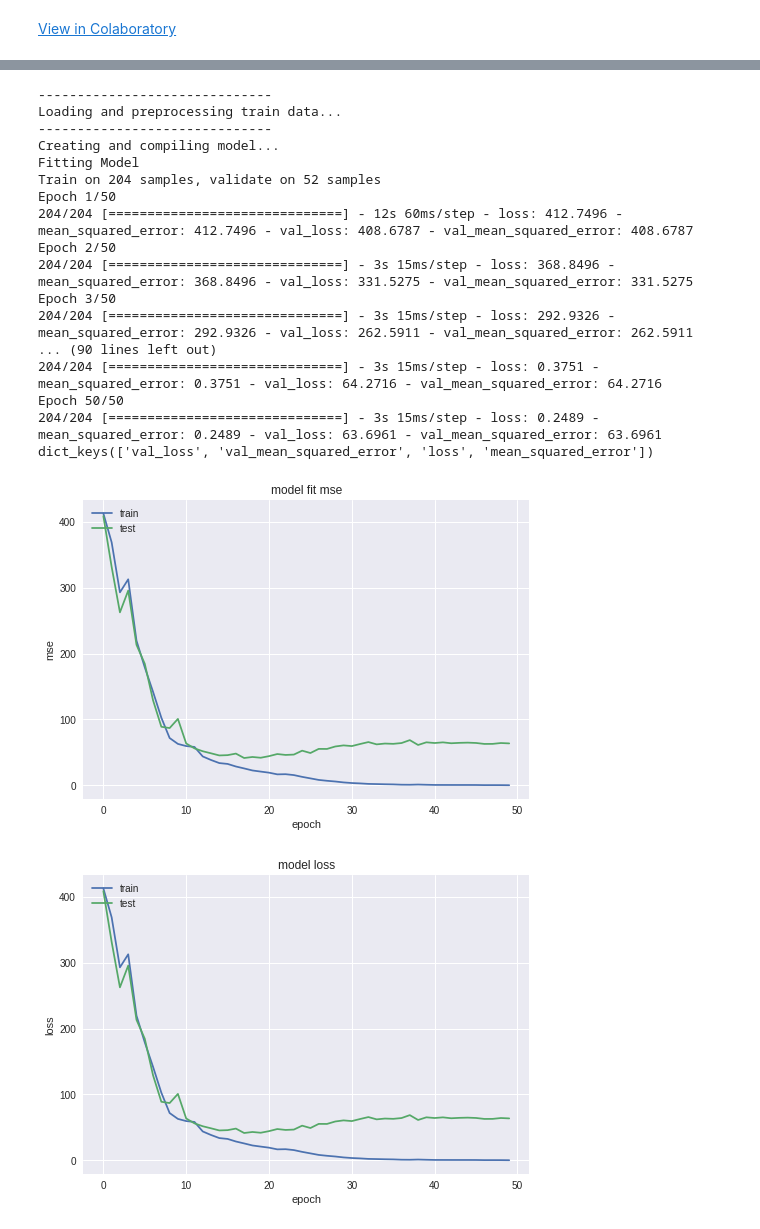
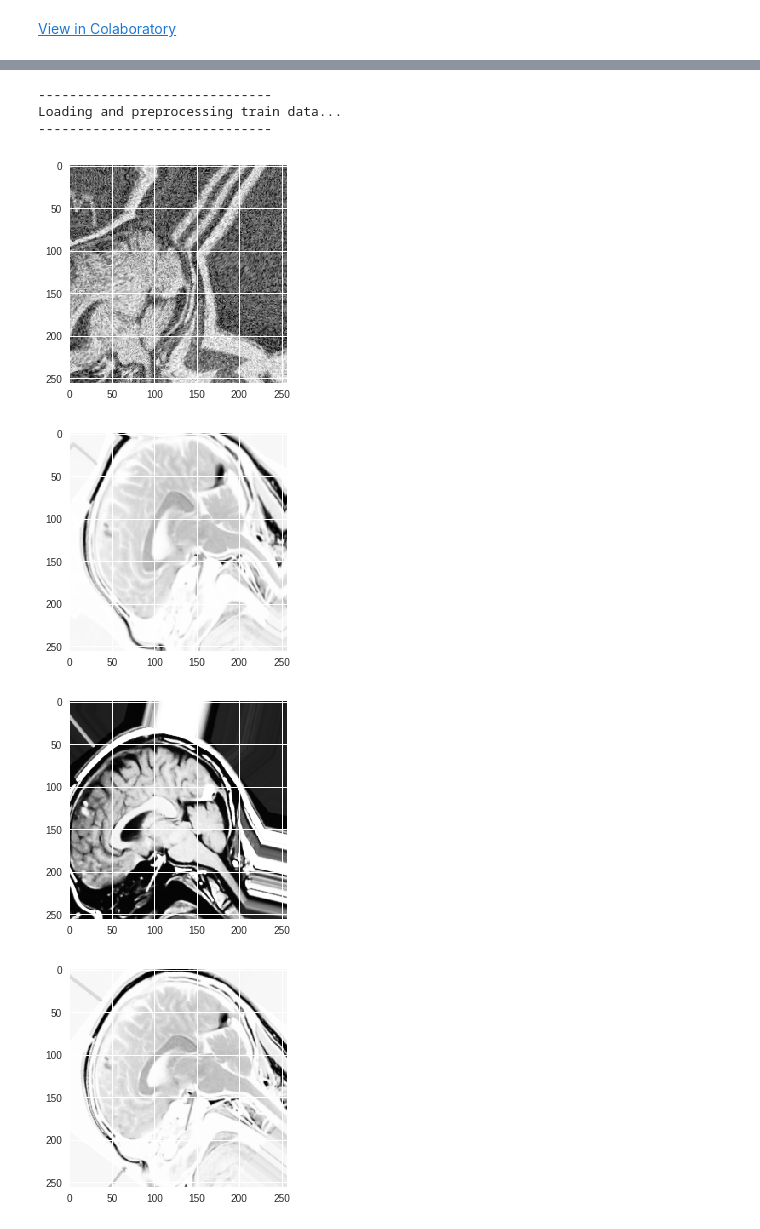
Before and after one commit to ajoshiusc/BrainSync, a Jupyter notebook: deep_rigid.ipynb, the cells around one changed output, grey strips where cells are left out. Drawn from its saved outputs; the diff is of its cells as text; code cells hidden in the pictures.

```diff
--- a/deep_rigid.ipynb
+++ b/deep_rigid.ipynb
@@ -18,7 +18,9 @@ from skimage.viewer import ImageViewer
 import cv2
 from scipy.ndimage.interpolation import map_coordinates
 from scipy.ndimage.filters import gaussian_filter
+import matplotlib.pyplot as plt
 
+%matplotlib inline
 
 from google.colab import files
 uploaded = files.upload()
@@ -103,7 +105,7 @@ def get_rr_net():
     return model
 
 
-def gen_train_data(img, N=1024):
+def gen_train_data(img, N=1024,  nodist=0):
     imgs_train = np.zeros((N, img.shape[0], img.shape[1], 2))
     noise = uniform(low=-1,high=1,size=imgs_train.shape)
     out_train = np.zeros((N, 3))
@@ -122,21 +124,29 @@ def gen_train_data(img, N=1024):
         img2 = rotate(img, in_rot[j],mode='edge')
         img2 -= np.mean(img2)
         img2 /= np.std(img2)
-        img2 = elastic_transform(img2, img2.shape[1] * 2, img2.shape[1] * 0.08,img2.shape[1] * 0.08)
-        imgs_train[j, :, :, 0] = img2 + noise[j,:,:,0]
+        if nodist==0:
+            img2 = elastic_transform(img2, img2.shape[1] * 2, img2.shape[1] * 0.08,img2.shape[1] * 0.08)
+            imgs_train[j, :, :, 0] = img2 + noise[j,:,:,0]
+
         aff = tf.AffineTransform(rotation = (np.pi/180.0)*rot[j], translation=(tx[j],ty[j]))
 
         #img3 = 10-1*np.tanh(img2) + 0*  noise[j,:,:,1]#
-        img3 = 10-1*np.tanh(tf.warp(img2, aff, mode='edge')) +  noise[j,:,:,1]#
-        img3 = elastic_transform(img3, img3.shape[1] * 2, img3.shape[1] * 0.08,img3.shape[1] * 0.08)
+        img3 = 10-1*np.tanh(tf.warp(img2, aff, mode='edge')) +  (1.0-nodist)*noise[j,:,:,1]#
+
+        if nodist == 0:
+            img3 = elastic_transform(img3, img3.shape[1] * 2, img3.shape[1] * 0.08,img3.shape[1] * 0.08)
 
         img3 -= np.mean(img3)
         img3 /= np.std(img3)
         imgs_train[j, :, :, 1] = img3
 
-        if 0:
-            viewer = ImageViewer(img3)
-            viewer.show()
+        if j==1:
+            plt.imshow(img3)
+            plt.show()
+
+            plt.imshow(img2)
+            plt.show()
+
 
     return imgs_train, out_train
 
@@ -152,60 +162,52 @@ def train_and_predict():
     img -= mean
     img /= std
 
-    imgs_train, out_train = gen_train_data(img, 256)
+
+    imgs_train, out_train = gen_train_data(img, 1024)
+    imgs_test, out_test = gen_train_data(img, 4, nodist=1)
 
     print('Creating and compiling model...')
     rrmodel = get_rr_net()
     model_checkpoint = ModelCheckpoint('weights.h5', monitor='val_loss', save_best_only=True)
 
     print('Fitting Model')
-    history = rrmodel.fit(imgs_train, out_train, batch_size=32, epochs=50, verbose=1,
+    history = rrmodel.fit(imgs_train, out_train, batch_size=32, epochs=20, verbose=1,
                 shuffle=True, validation_split=0.2,
                 callbacks=[model_checkpoint])
     # list all data in history
     print(history.history.keys())
     # summarize history for accuracy
     plt.plot(history.history['mean_squared_error'])
     plt.plot(history.history['val_mean_squared_error'])
     plt.title('model fit mse')
     plt.ylabel('mse')
     plt.xlabel('epoch')
     plt.legend(['train', 'test'], loc='upper left')
     plt.show()
     # summarize history for loss
     plt.plot(history.history['loss'])
     plt.plot(history.history['val_loss'])
     plt.title('model loss')
     plt.ylabel('loss')
     plt.xlabel('epoch')
     plt.legend(['train', 'test'], loc='upper left')
     plt.show()
     print('Test data...')
     rrmodel.load_weights('weights.h5')
-    imgs_mask_test = rrmodel.predict(imgs_test, verbose=1)
+    pred_theta = rrmodel.predict(imgs_test, verbose=1)
+    print(pred_theta)
+    print(out_test)
 
 
 
 if __name__ == '__main__':
     train_and_predict()
 # %% [output]
 [interactive output not drawn]
 ------------------------------
 Loading and preprocessing train data...
 ------------------------------
-Creating and compiling model...
-Fitting Model
-Train on 204 samples, validate on 52 samples
-Epoch 1/50
-204/204 [==============================] - 12s 60ms/step - loss: 412.7496 - mean_squared_error: 412.7496 - val_loss: 408.6787 - val_mean_squared_error: 408.6787
-Epoch 2/50
-204/204 [==============================] - 3s 15ms/step - loss: 368.8496 - mean_squared_error: 368.8496 - val_loss: 331.5275 - val_mean_squared_error: 331.5275
-Epoch 3/50
-204/204 [==============================] - 3s 15ms/step - loss: 292.9326 - mean_squared_error: 292.9326 - val_loss: 262.5911 - val_mean_squared_error: 262.5911
-... (90 lines left out)
-204/204 [==============================] - 3s 15ms/step - loss: 0.3751 - mean_squared_error: 0.3751 - val_loss: 64.2716 - val_mean_squared_error: 64.2716
-Epoch 50/50
-204/204 [==============================] - 3s 15ms/step - loss: 0.2489 - mean_squared_error: 0.2489 - val_loss: 63.6961 - val_mean_squared_error: 63.6961
-dict_keys(['val_loss', 'val_mean_squared_error', 'loss', 'mean_squared_error'])
-[figure, old version]
+[figure, new version]
-[figure, old version]
+[figure, new version]
+[figure, added]
+[figure, added]
```
Also changed, not shown: parts of 1 cell of this notebook.
